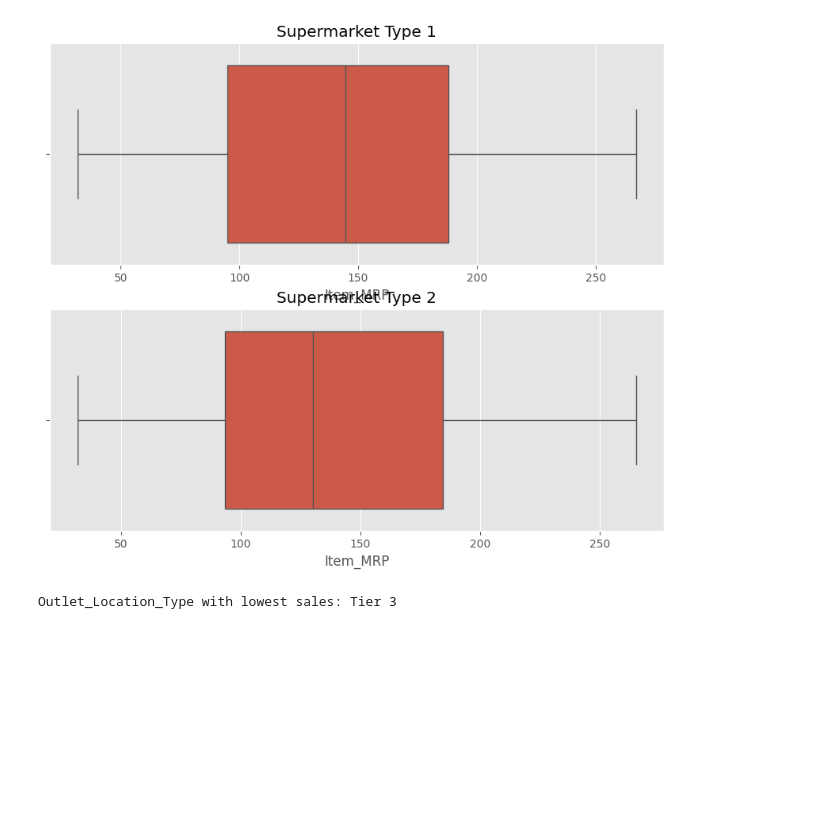
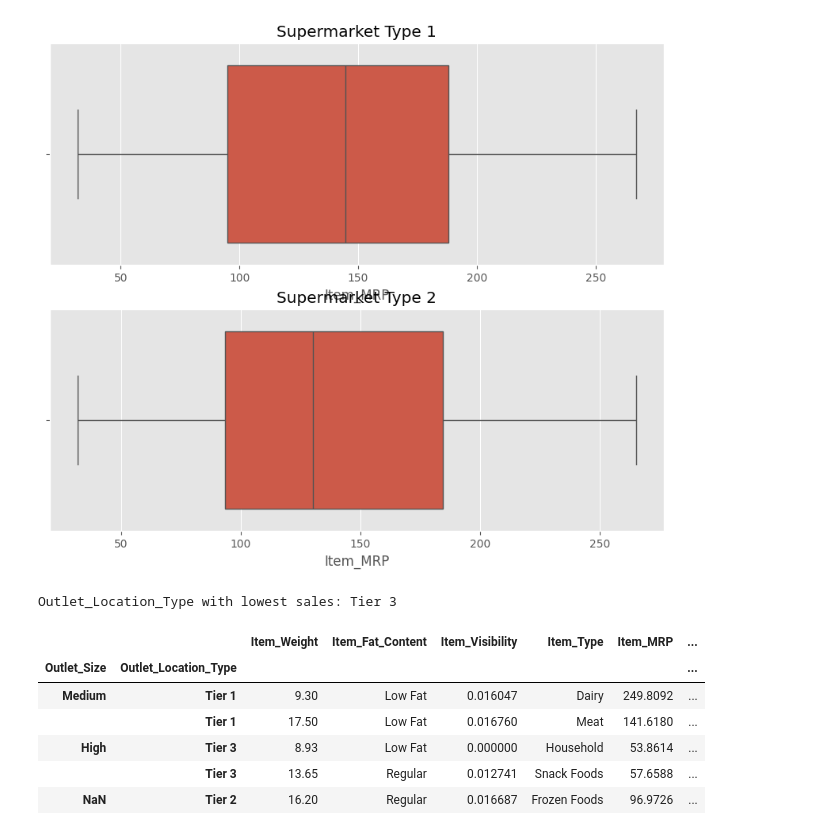
Before and after one commit to muadi6063/Oblig-assignment-AI, a Jupyter notebook: AI/Oppgave.ipynb, the cells around one changed output. Cells and saved outputs as stored; diff of their text form; code cells hidden in the pictures; blank space fills up the shorter version.

```diff
--- a/AI/Oppgave.ipynb
+++ b/AI/Oppgave.ipynb
@@ -180,3 +180,14 @@ lowest_sales_row=Grc_Concat_df_sorted.head(1)
 print("Outlet_Location_Type with lowest sales:", lowest_sales_row['Outlet_Location_Type'].values[0])
 # %% [output]
 Outlet_Location_Type with lowest sales: Tier 3
+# %%
+Grc_Concat_df = Grc_Concat_df.set_index(['Outlet_Size', 'Outlet_Location_Type'])
+Grc_Concat_df.head()
+# %% [output]
+|  |  | Item_Weight | Item_Fat_Content | Item_Visibility | Item_Type | Item_MRP | ... |
+| Outlet_Size | Outlet_Location_Type |  |  |  |  |  | ... |
+| Medium | Tier 1 | 9.30 | Low Fat | 0.016047 | Dairy | 249.8092 | ... |
+|  | Tier 1 | 17.50 | Low Fat | 0.016760 | Meat | 141.6180 | ... |
+| High | Tier 3 | 8.93 | Low Fat | 0.000000 | Household | 53.8614 | ... |
+|  | Tier 3 | 13.65 | Regular | 0.012741 | Snack Foods | 57.6588 | ... |
+| NaN | Tier 2 | 16.20 | Regular | 0.016687 | Frozen Foods | 96.9726 | ... |
```
Also changed, not shown: parts of 1 cell of this notebook.
